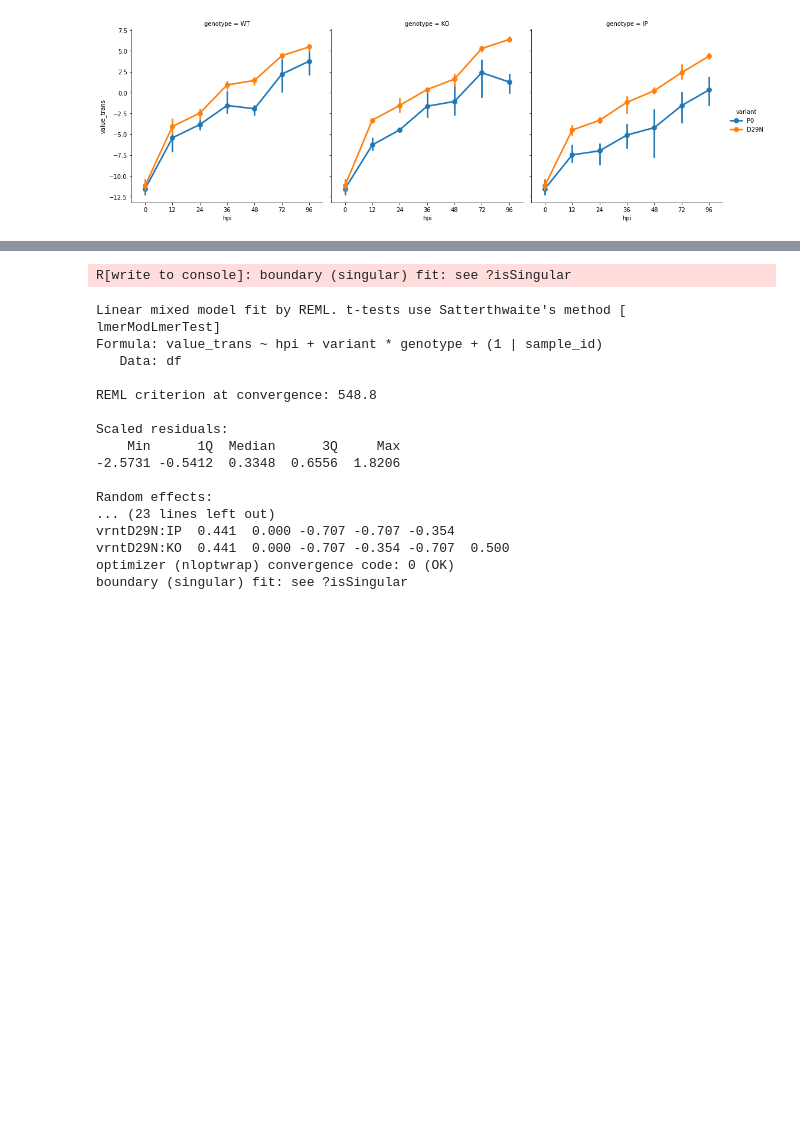
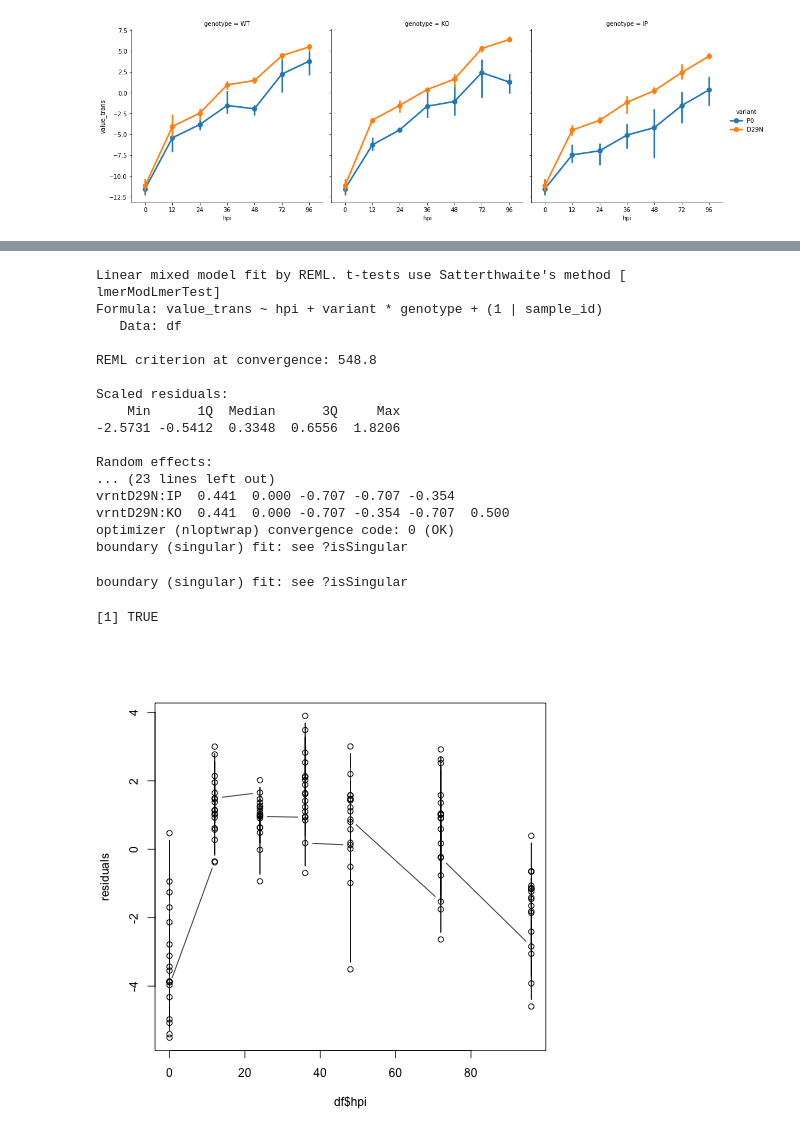
Before and after one commit to cbg-ethz/DCV-CrPV-cGAS-STING-pathway-data-analysis, a Jupyter notebook: workflow/notebooks/crpv__growth_curve_stats.ipynb, the cells around one changed output, grey strips where cells are left out. Cells and saved outputs as stored; diff of their text form; code cells hidden in the pictures; blank space fills up the shorter version.

```diff
--- a/workflow/notebooks/crpv__growth_curve_stats.ipynb
+++ b/workflow/notebooks/crpv__growth_curve_stats.ipynb
@@ -69,26 +58,43 @@ df$variant <- relevel(df$variant, ref = "P0")
 # %%
 %%R
 
+
+df <- df[order(df$hpi), ]
 lmm_model <- lmer(value_trans ~ hpi + variant * genotype+ (1 | sample_id) ,
                   data = df)
 
 summary(lmm_model)
 # %% [output]
-R[write to console]: boundary (singular) fit: see ?isSingular
+Linear mixed model fit by REML. t-tests use Satterthwaite's method [
+lmerModLmerTest]
+Formula: value_trans ~ hpi + variant * genotype + (1 | sample_id)
+   Data: df
+
+REML criterion at convergence: 548.8
+
+Scaled residuals:
+    Min      1Q  Median      3Q     Max
+-2.5731 -0.5412  0.3348  0.6556  1.8206
+
+Random effects:
+... (23 lines left out)
+vrntD29N:IP  0.441  0.000 -0.707 -0.707 -0.354
+vrntD29N:KO  0.441  0.000 -0.707 -0.354 -0.707  0.500
+optimizer (nloptwrap) convergence code: 0 (OK)
+boundary (singular) fit: see ?isSingular
-Linear mixed model fit by REML. t-tests use Satterthwaite's method [
-lmerModLmerTest]
-Formula: value_trans ~ hpi + variant * genotype + (1 | sample_id)
-   Data: df
-
-REML criterion at convergence: 548.8
-
-Scaled residuals:
-    Min      1Q  Median      3Q     Max
--2.5731 -0.5412  0.3348  0.6556  1.8206
-
-Random effects:
-... (23 lines left out)
-vrntD29N:IP  0.441  0.000 -0.707 -0.707 -0.354
-vrntD29N:KO  0.441  0.000 -0.707 -0.354 -0.707  0.500
-optimizer (nloptwrap) convergence code: 0 (OK)
 boundary (singular) fit: see ?isSingular
+# %%
+%%R
+residuals <- resid(lmm_model)
+
+# Check if residuals are in the same order as time variable in the data
+all(names(residuals) == rownames(df))
+# %% [output]
+[1] TRUE
+# %%
+%%R
+plot(df$hpi, residuals, type = "b")
+
+## residulas are in the right order
+# %% [output]
+[figure, added]
```
Also changed, not shown: parts of 16 cells of this notebook, 4 other files.
